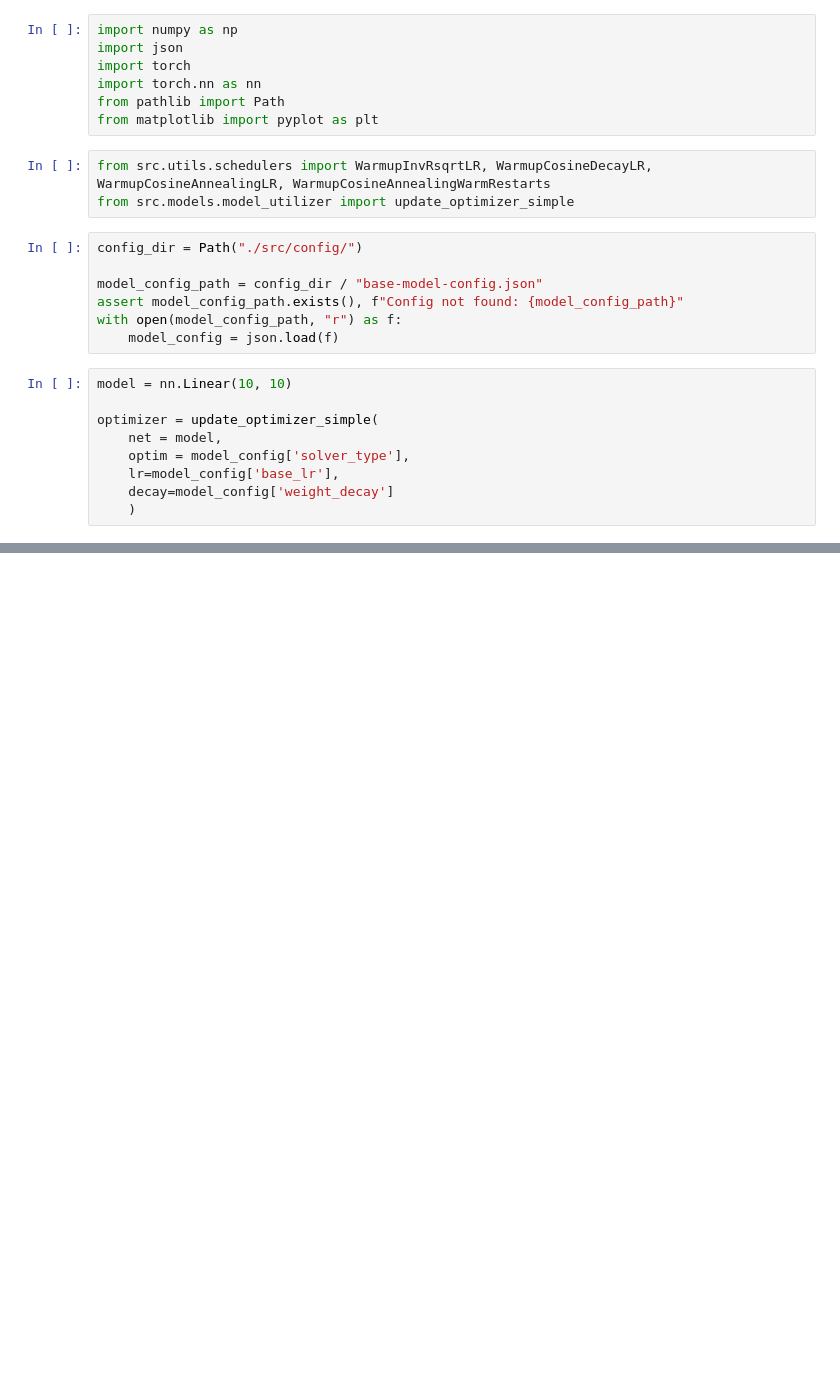
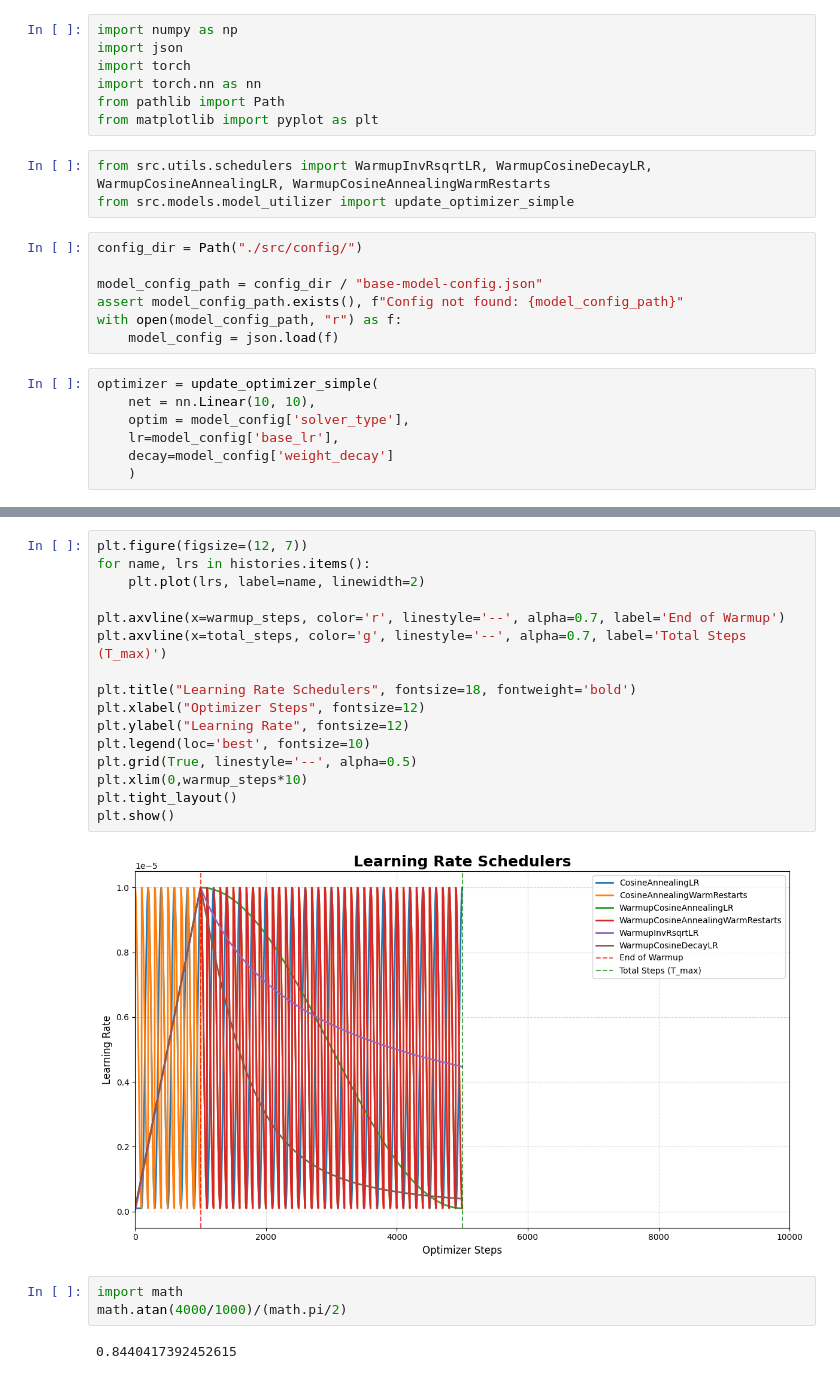
Before and after one commit to romangorbunov91/frequency-response-encoder, a Jupyter notebook: scheduler_test_nb.ipynb, the cells around one changed output, grey strips where cells are left out. Drawn from its saved outputs; the diff is of its cells as text; blank space fills up the shorter version.

```diff
--- a/scheduler_test_nb.ipynb
+++ b/scheduler_test_nb.ipynb
@@ -16,10 +16,8 @@ assert model_config_path.exists(), f"Config not found: {model_config_path}"
 with open(model_config_path, "r") as f:
     model_config = json.load(f)
 # %%
-model = nn.Linear(10, 10)
-
 optimizer = update_optimizer_simple(
-    net = model,
+    net = nn.Linear(10, 10),
     optim = model_config['solver_type'],
     lr=model_config['base_lr'],
     decay=model_config['weight_decay']
@@ -221,0 +99,23 @@ if __name__ == "__main__":
+# %%
+plt.figure(figsize=(12, 7))
+for name, lrs in histories.items():
+    plt.plot(lrs, label=name, linewidth=2)
+
+plt.axvline(x=warmup_steps, color='r', linestyle='--', alpha=0.7, label='End of Warmup')
+plt.axvline(x=total_steps, color='g', linestyle='--', alpha=0.7, label='Total Steps (T_max)')
+
+plt.title("Learning Rate Schedulers", fontsize=18, fontweight='bold')
+plt.xlabel("Optimizer Steps", fontsize=12)
+plt.ylabel("Learning Rate", fontsize=12)
+plt.legend(loc='best', fontsize=10)
+plt.grid(True, linestyle='--', alpha=0.5)
+plt.xlim(0,warmup_steps*10)
+plt.tight_layout()
+plt.show()
+# %% [output]
+[figure, added]
+# %%
+import math
+math.atan(4000/1000)/(math.pi/2)
+# %% [output]
+0.8440417392452615
```
Also changed, not shown: parts of 3 cells of this notebook, 2 other files.
